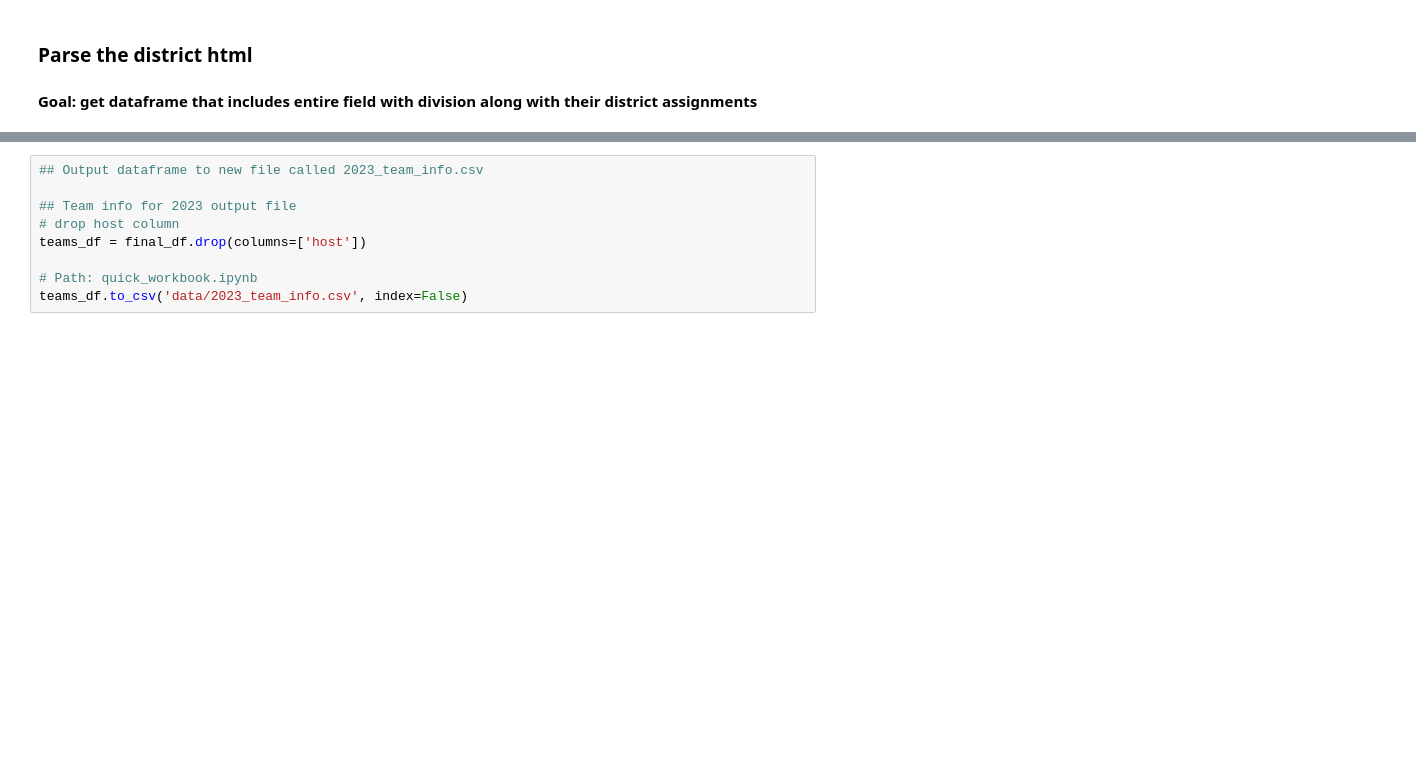
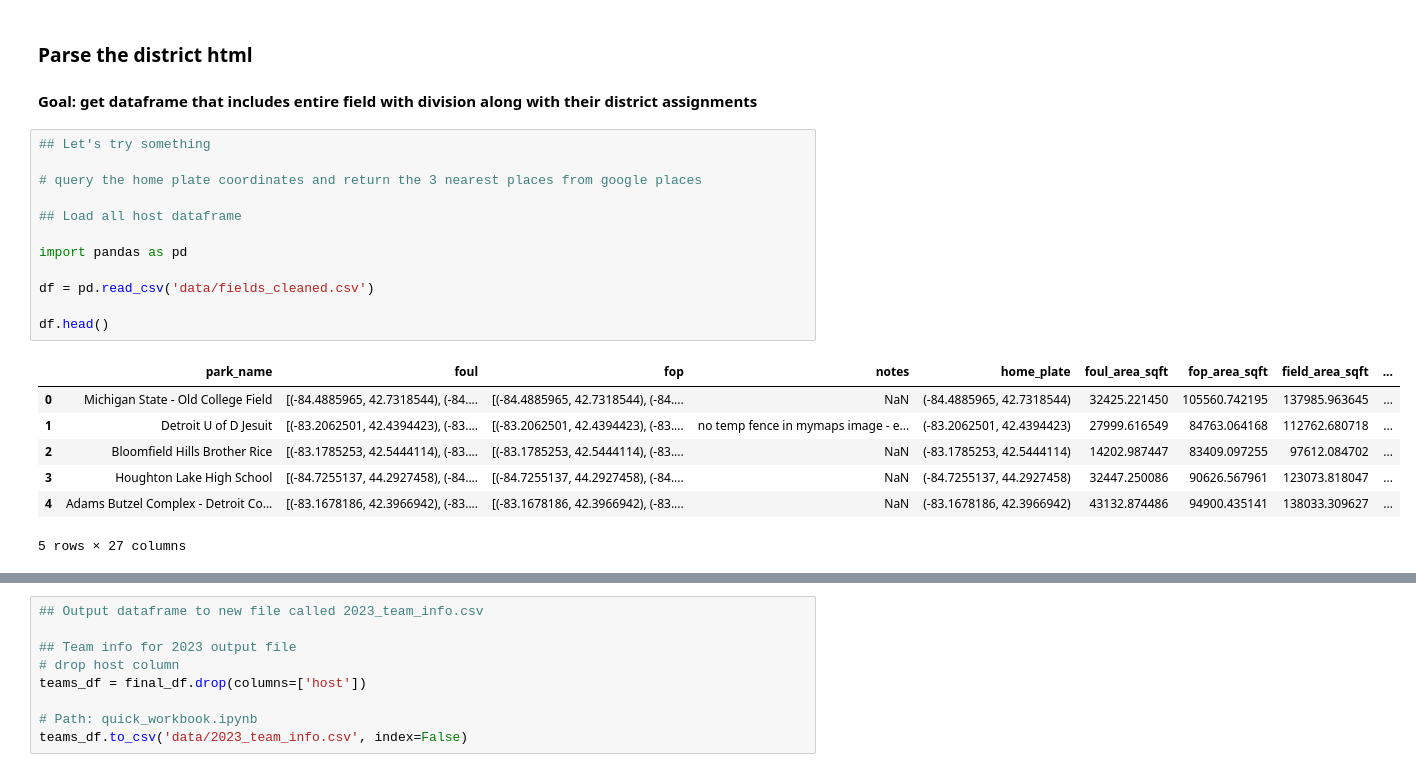
Before and after one commit to JSmith1826/BB_parks, a Jupyter notebook: quick_workbook.ipynb, the cells around one changed output, grey strips where cells are left out. Cells and saved outputs as stored; diff of their text form; blank space fills up the shorter version.

```diff
--- a/quick_workbook.ipynb
+++ b/quick_workbook.ipynb
@@ -2,3 +2,23 @@
 ### Parse the district html
 
 #### Goal: get dataframe that includes entire field with division along with their district assignments
+# %%
+## Let's try something
+
+# query the home plate coordinates and return the 3 nearest places from google places
+
+## Load all host dataframe
+
+import pandas as pd
+
+df = pd.read_csv('data/fields_cleaned.csv')
+
+df.head()
+# %% [output]
+|  | park_name | foul | fop | notes | home_plate | foul_area_sqft | fop_area_sqft | field_area_sqft | ... |
+| 0 | Michigan State - Old College Field | [(-84.4885965, 42.7318544), (-84.... | [(-84.4885965, 42.7318544), (-84.... | NaN | (-84.4885965, 42.7318544) | 32425.221450 | 105560.742195 | 137985.963645 | ... |
+| 1 | Detroit U of D Jesuit | [(-83.2062501, 42.4394423), (-83.... | [(-83.2062501, 42.4394423), (-83.... | no temp fence in mymaps image - e... | (-83.2062501, 42.4394423) | 27999.616549 | 84763.064168 | 112762.680718 | ... |
+| 2 | Bloomfield Hills Brother Rice | [(-83.1785253, 42.5444114), (-83.... | [(-83.1785253, 42.5444114), (-83.... | NaN | (-83.1785253, 42.5444114) | 14202.987447 | 83409.097255 | 97612.084702 | ... |
+| 3 | Houghton Lake High School | [(-84.7255137, 44.2927458), (-84.... | [(-84.7255137, 44.2927458), (-84.... | NaN | (-84.7255137, 44.2927458) | 32447.250086 | 90626.567961 | 123073.818047 | ... |
+| 4 | Adams Butzel Complex - Detroit Co... | [(-83.1678186, 42.3966942), (-83.... | [(-83.1678186, 42.3966942), (-83.... | NaN | (-83.1678186, 42.3966942) | 43132.874486 | 94900.435141 | 138033.309627 | ... |
+5 rows × 27 columns
```
Also changed, not shown: parts of 23 cells of this notebook, 26 other files.
